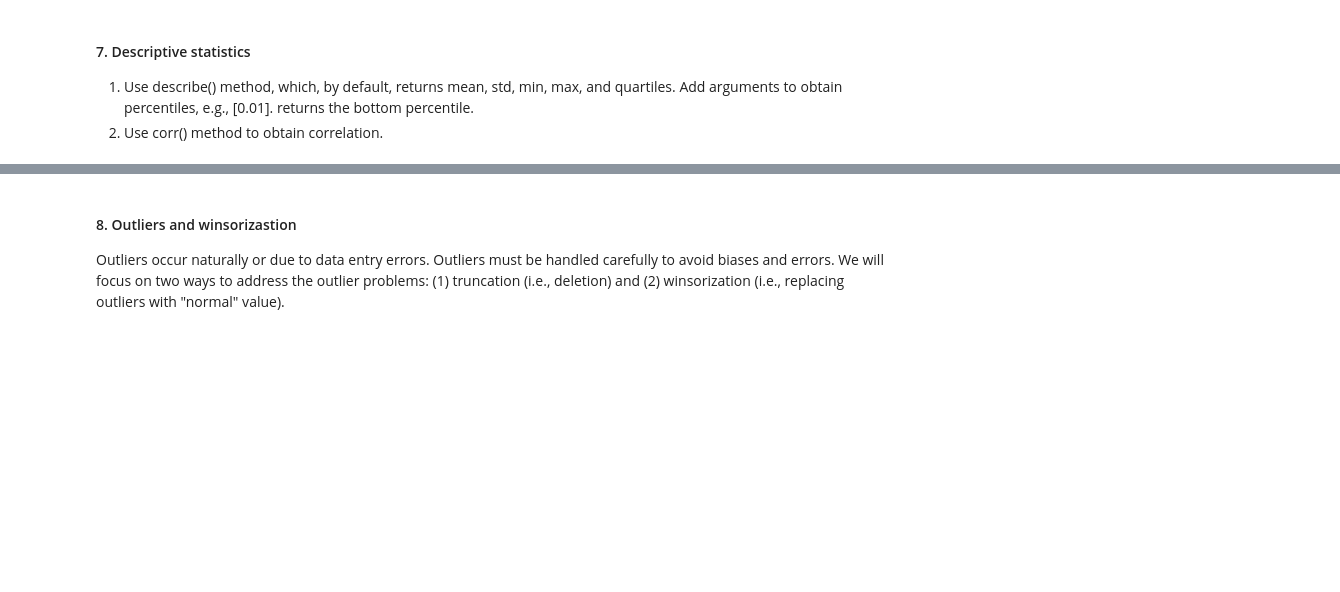
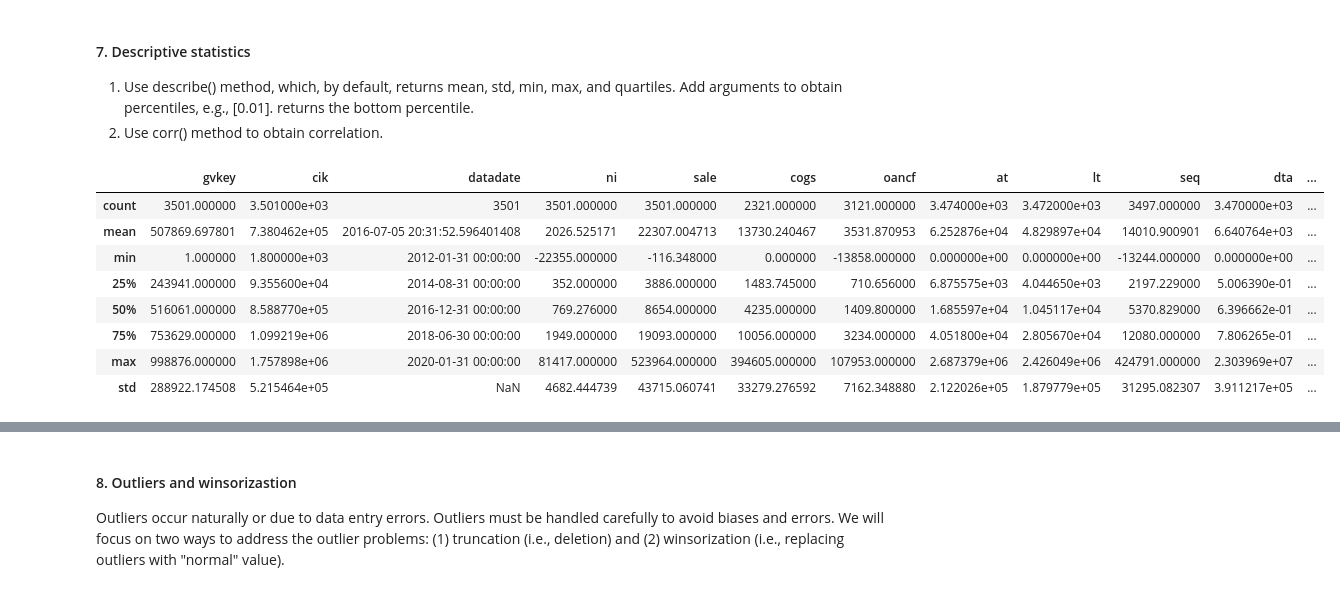
Before and after one commit to hlaudano22/acc_analytics, a Jupyter notebook: Python for Data Cleaning_starter.ipynb, the cells around one changed output, grey strips where cells are left out. Drawn from its saved outputs; the diff is of its cells as text; code cells hidden in the pictures; blank space fills up the shorter version.

```diff
--- a/Python for Data Cleaning_starter.ipynb
+++ b/Python for Data Cleaning_starter.ipynb
@@ -272,3 +272,15 @@ comp3.head()
 #### 7. Descriptive statistics
 1. Use describe() method, which, by default, returns mean, std, min, max, and quartiles. Add arguments to obtain percentiles, e.g., [0.01]. returns the bottom percentile.
 2. Use corr() method to obtain correlation.
+# %%
+comp1.describe()
+# %% [output]
+|  | gvkey | cik | datadate | ni | sale | cogs | oancf | at | lt | seq | dta | ... |
+| count | 3501.000000 | 3.501000e+03 | 3501 | 3501.000000 | 3501.000000 | 2321.000000 | 3121.000000 | 3.474000e+03 | 3.472000e+03 | 3497.000000 | 3.470000e+03 | ... |
+| mean | 507869.697801 | 7.380462e+05 | 2016-07-05 20:31:52.596401408 | 2026.525171 | 22307.004713 | 13730.240467 | 3531.870953 | 6.252876e+04 | 4.829897e+04 | 14010.900901 | 6.640764e+03 | ... |
+| min | 1.000000 | 1.800000e+03 | 2012-01-31 00:00:00 | -22355.000000 | -116.348000 | 0.000000 | -13858.000000 | 0.000000e+00 | 0.000000e+00 | -13244.000000 | 0.000000e+00 | ... |
+| 25% | 243941.000000 | 9.355600e+04 | 2014-08-31 00:00:00 | 352.000000 | 3886.000000 | 1483.745000 | 710.656000 | 6.875575e+03 | 4.044650e+03 | 2197.229000 | 5.006390e-01 | ... |
+| 50% | 516061.000000 | 8.588770e+05 | 2016-12-31 00:00:00 | 769.276000 | 8654.000000 | 4235.000000 | 1409.800000 | 1.685597e+04 | 1.045117e+04 | 5370.829000 | 6.396662e-01 | ... |
+| 75% | 753629.000000 | 1.099219e+06 | 2018-06-30 00:00:00 | 1949.000000 | 19093.000000 | 10056.000000 | 3234.000000 | 4.051800e+04 | 2.805670e+04 | 12080.000000 | 7.806265e-01 | ... |
+| max | 998876.000000 | 1.757898e+06 | 2020-01-31 00:00:00 | 81417.000000 | 523964.000000 | 394605.000000 | 107953.000000 | 2.687379e+06 | 2.426049e+06 | 424791.000000 | 2.303969e+07 | ... |
+| std | 288922.174508 | 5.215464e+05 | NaN | 4682.444739 | 43715.060741 | 33279.276592 | 7162.348880 | 2.122026e+05 | 1.879779e+05 | 31295.082307 | 3.911217e+05 | ... |
```
Also changed, not shown: parts of 8 cells of this notebook.
